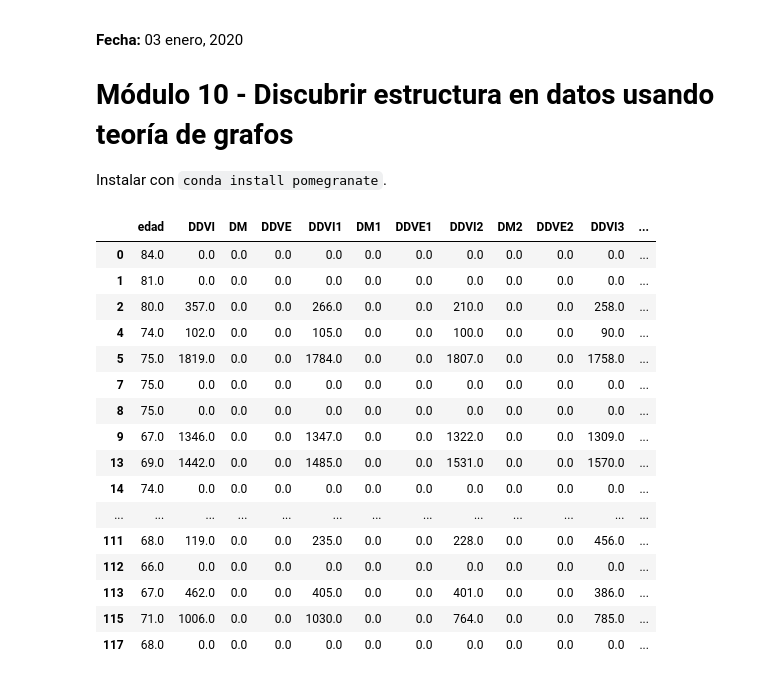
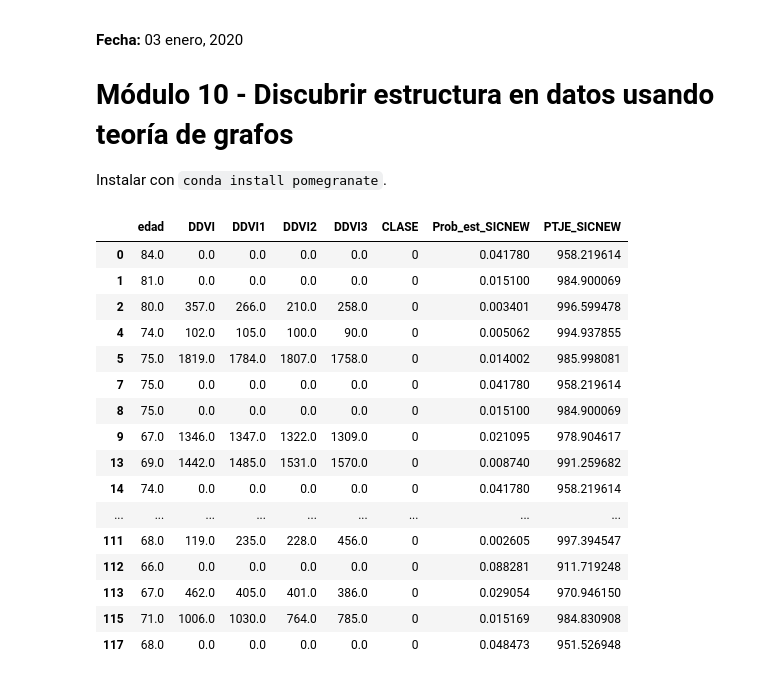
Before and after one commit to GAMES-UChile/Curso-BancoEstado, a Jupyter notebook: modulo10/modulo10.ipynb, the cells around one changed output. Cells and saved outputs as stored; diff of their text form; code cells hidden in the pictures.

```diff
--- a/modulo10/modulo10.ipynb
+++ b/modulo10/modulo10.ipynb
@@ -25,25 +25,25 @@ pd.set_option('display.max_columns', 500)
 pd.set_option('display.max_rows', 200)
 # %%
 df0 = pd.read_csv('../modulo8/clientes.csv', low_memory=False, usecols=[
-    'CLASE', 'edad', 'DDVI', 'DM', 'DDVE', 'DDVI1', 'DM1', 'DDVE1', 'DDVI2', 'DM2', 'DDVE2', 'DDVI3', 'DM3', 'DDVE3', 'PTJE_SICNEW',
+    'edad', 'CLASE', 'DDVI', 'DDVI1', 'DDVI2', 'DDVI3', 'Prob_est_SICNEW', 'PTJE_SICNEW',
 ])
 df0 = df0.dropna()
 df0.head(100)
 # %% [output]
-|  | edad | DDVI | DM | DDVE | DDVI1 | DM1 | DDVE1 | DDVI2 | DM2 | DDVE2 | DDVI3 | ... |
-| 0 | 84.0 | 0.0 | 0.0 | 0.0 | 0.0 | 0.0 | 0.0 | 0.0 | 0.0 | 0.0 | 0.0 | ... |
-| 1 | 81.0 | 0.0 | 0.0 | 0.0 | 0.0 | 0.0 | 0.0 | 0.0 | 0.0 | 0.0 | 0.0 | ... |
-| 2 | 80.0 | 357.0 | 0.0 | 0.0 | 266.0 | 0.0 | 0.0 | 210.0 | 0.0 | 0.0 | 258.0 | ... |
-| 4 | 74.0 | 102.0 | 0.0 | 0.0 | 105.0 | 0.0 | 0.0 | 100.0 | 0.0 | 0.0 | 90.0 | ... |
-| 5 | 75.0 | 1819.0 | 0.0 | 0.0 | 1784.0 | 0.0 | 0.0 | 1807.0 | 0.0 | 0.0 | 1758.0 | ... |
-| 7 | 75.0 | 0.0 | 0.0 | 0.0 | 0.0 | 0.0 | 0.0 | 0.0 | 0.0 | 0.0 | 0.0 | ... |
-| 8 | 75.0 | 0.0 | 0.0 | 0.0 | 0.0 | 0.0 | 0.0 | 0.0 | 0.0 | 0.0 | 0.0 | ... |
-| 9 | 67.0 | 1346.0 | 0.0 | 0.0 | 1347.0 | 0.0 | 0.0 | 1322.0 | 0.0 | 0.0 | 1309.0 | ... |
-| 13 | 69.0 | 1442.0 | 0.0 | 0.0 | 1485.0 | 0.0 | 0.0 | 1531.0 | 0.0 | 0.0 | 1570.0 | ... |
-| 14 | 74.0 | 0.0 | 0.0 | 0.0 | 0.0 | 0.0 | 0.0 | 0.0 | 0.0 | 0.0 | 0.0 | ... |
-| ... | ... | ... | ... | ... | ... | ... | ... | ... | ... | ... | ... | ... |
-| 111 | 68.0 | 119.0 | 0.0 | 0.0 | 235.0 | 0.0 | 0.0 | 228.0 | 0.0 | 0.0 | 456.0 | ... |
-| 112 | 66.0 | 0.0 | 0.0 | 0.0 | 0.0 | 0.0 | 0.0 | 0.0 | 0.0 | 0.0 | 0.0 | ... |
-| 113 | 67.0 | 462.0 | 0.0 | 0.0 | 405.0 | 0.0 | 0.0 | 401.0 | 0.0 | 0.0 | 386.0 | ... |
-| 115 | 71.0 | 1006.0 | 0.0 | 0.0 | 1030.0 | 0.0 | 0.0 | 764.0 | 0.0 | 0.0 | 785.0 | ... |
-| 117 | 68.0 | 0.0 | 0.0 | 0.0 | 0.0 | 0.0 | 0.0 | 0.0 | 0.0 | 0.0 | 0.0 | ... |
+|  | edad | DDVI | DDVI1 | DDVI2 | DDVI3 | CLASE | Prob_est_SICNEW | PTJE_SICNEW |
+| 0 | 84.0 | 0.0 | 0.0 | 0.0 | 0.0 | 0 | 0.041780 | 958.219614 |
+| 1 | 81.0 | 0.0 | 0.0 | 0.0 | 0.0 | 0 | 0.015100 | 984.900069 |
+| 2 | 80.0 | 357.0 | 266.0 | 210.0 | 258.0 | 0 | 0.003401 | 996.599478 |
+| 4 | 74.0 | 102.0 | 105.0 | 100.0 | 90.0 | 0 | 0.005062 | 994.937855 |
+| 5 | 75.0 | 1819.0 | 1784.0 | 1807.0 | 1758.0 | 0 | 0.014002 | 985.998081 |
+| 7 | 75.0 | 0.0 | 0.0 | 0.0 | 0.0 | 0 | 0.041780 | 958.219614 |
+| 8 | 75.0 | 0.0 | 0.0 | 0.0 | 0.0 | 0 | 0.015100 | 984.900069 |
+| 9 | 67.0 | 1346.0 | 1347.0 | 1322.0 | 1309.0 | 0 | 0.021095 | 978.904617 |
+| 13 | 69.0 | 1442.0 | 1485.0 | 1531.0 | 1570.0 | 0 | 0.008740 | 991.259682 |
+| 14 | 74.0 | 0.0 | 0.0 | 0.0 | 0.0 | 0 | 0.041780 | 958.219614 |
+| ... | ... | ... | ... | ... | ... | ... | ... | ... |
+| 111 | 68.0 | 119.0 | 235.0 | 228.0 | 456.0 | 0 | 0.002605 | 997.394547 |
+| 112 | 66.0 | 0.0 | 0.0 | 0.0 | 0.0 | 0 | 0.088281 | 911.719248 |
+| 113 | 67.0 | 462.0 | 405.0 | 401.0 | 386.0 | 0 | 0.029054 | 970.946150 |
+| 115 | 71.0 | 1006.0 | 1030.0 | 764.0 | 785.0 | 0 | 0.015169 | 984.830908 |
+| 117 | 68.0 | 0.0 | 0.0 | 0.0 | 0.0 | 0 | 0.048473 | 951.526948 |
```
Also changed, not shown: parts of 16 cells of this notebook, 2 other files.
